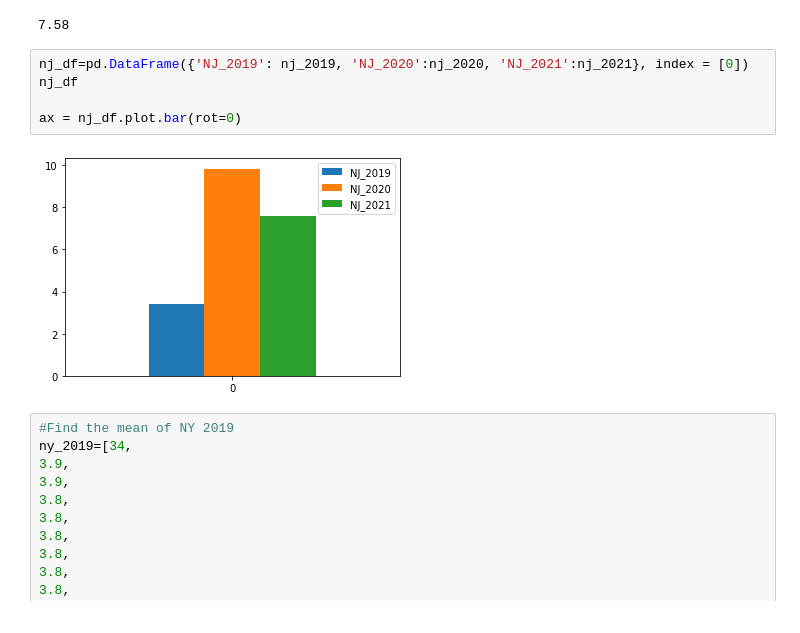
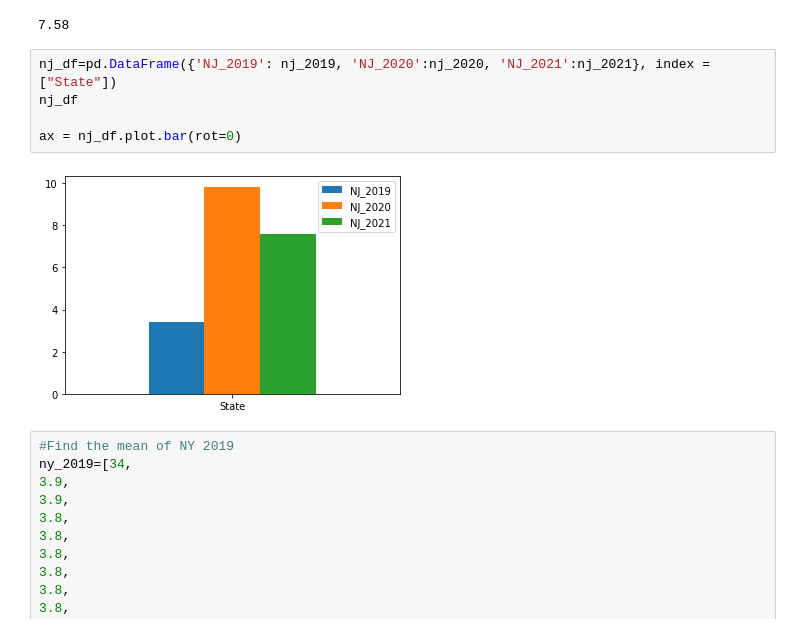
Before and after one commit to meetk5/Team-Project1, a Jupyter notebook: Unemployment_Comparison_between_NJ_NY_PA.py.ipynb, the cells around one changed output. Cells and saved outputs as stored; diff of their text form.

```diff
--- a/Unemployment_Comparison_between_NJ_NY_PA.py.ipynb
+++ b/Unemployment_Comparison_between_NJ_NY_PA.py.ipynb
@@ -252,12 +252,12 @@ nj_2021
 # %% [output]
 7.58
 # %%
-nj_df=pd.DataFrame({'NJ_2019': nj_2019, 'NJ_2020':nj_2020, 'NJ_2021':nj_2021}, index = [0])
+nj_df=pd.DataFrame({'NJ_2019': nj_2019, 'NJ_2020':nj_2020, 'NJ_2021':nj_2021}, index = ["State"])
 nj_df
 
 ax = nj_df.plot.bar(rot=0)
 # %% [output]
-[figure, old version]
+[figure, new version]
 # %%
 #Find the mean of NY 2019
 ny_2019=[34,
```
Also changed, not shown: parts of 9 cells of this notebook.
